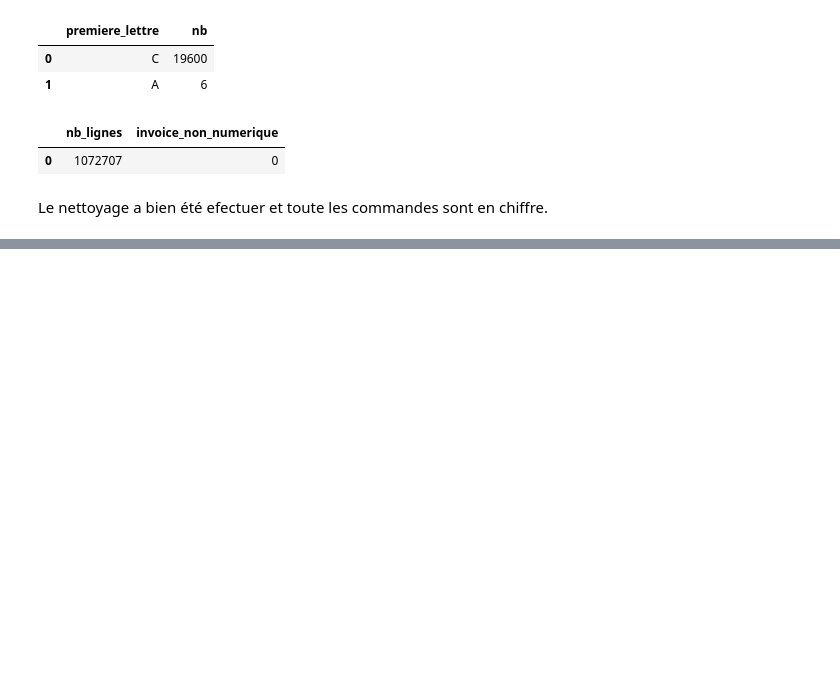
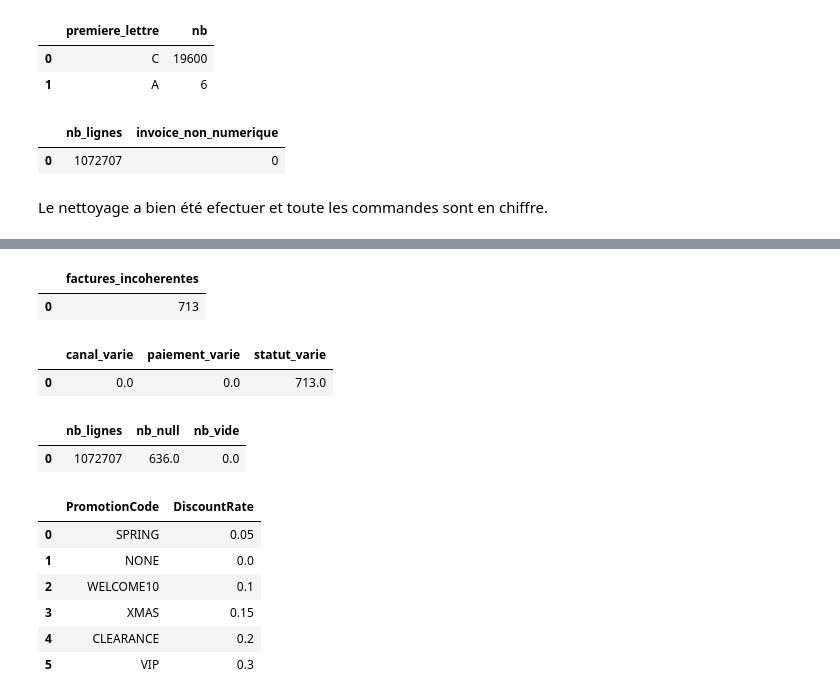
Before and after one commit to clawyunkai/Brief-15_retailcorps_Marketing, a Jupyter notebook: 1_nettoyage_sofiane.ipynb, the cells around one changed output, grey strips where cells are left out. Drawn from its saved outputs; the diff is of its cells as text; code cells hidden in the pictures; blank space fills up the shorter version.

```diff
--- a/1_nettoyage_sofiane.ipynb
+++ b/1_nettoyage_sofiane.ipynb
@@ -306,0 +264,45 @@ duckdb.sql("""
+# %%
+duckdb.sql("""
+    SELECT COUNT(*) AS factures_incoherentes
+    FROM (
+        SELECT Invoice
+        FROM retail_raw
+        GROUP BY Invoice
+        HAVING COUNT(DISTINCT SalesChannel) > 1
+            OR COUNT(DISTINCT PaymentMethod) > 1
+            OR COUNT(DISTINCT OrderStatus) > 1
+    )
+""").df()
+# %% [output]
+|  | factures_incoherentes |
+| 0 | 713 |
+# %%
+duckdb.sql("""
+    SELECT
+      SUM(CASE WHEN nb_canal    > 1 THEN 1 ELSE 0 END) AS canal_varie,
+      SUM(CASE WHEN nb_paiement > 1 THEN 1 ELSE 0 END) AS paiement_varie,
+      SUM(CASE WHEN nb_statut   > 1 THEN 1 ELSE 0 END) AS statut_varie
+    FROM (
+        SELECT Invoice,
+               COUNT(DISTINCT SalesChannel)  AS nb_canal,
+               COUNT(DISTINCT PaymentMethod) AS nb_paiement,
+               COUNT(DISTINCT OrderStatus)   AS nb_statut
+        FROM retail_raw
+        GROUP BY Invoice
+    )
+""").df()
+# %% [output]
+|  | canal_varie | paiement_varie | statut_varie |
+| 0 | 0.0 | 0.0 | 713.0 |
+# %%
+# Vérifier si DiscountRate contient des valeurs vides ou NULL
+duckdb.sql("""
+    SELECT
+        COUNT(*) AS nb_lignes,
+        SUM(CASE WHEN DiscountRate IS NULL THEN 1 ELSE 0 END) AS nb_null,
+        SUM(CASE WHEN DiscountRate = '' THEN 1 ELSE 0 END) AS nb_vide
+    FROM retail_raw
+""").df()
+# %% [output]
+|  | nb_lignes | nb_null | nb_vide |
+| 0 | 1072707 | 636.0 | 0.0 |
@@ -306,0 +324,13 @@ duckdb.sql("""
+# %%
+duckdb.sql("""
+    SELECT *
+    FROM d_promotion
+""").df()
+# %% [output]
+|  | PromotionCode | DiscountRate |
+| 0 | SPRING | 0.05 |
+| 1 | NONE | 0.0 |
+| 2 | WELCOME10 | 0.1 |
+| 3 | XMAS | 0.15 |
+| 4 | CLEARANCE | 0.2 |
+| 5 | VIP | 0.3 |
```
Also changed, not shown: parts of 13 cells of this notebook, 2 other files.
